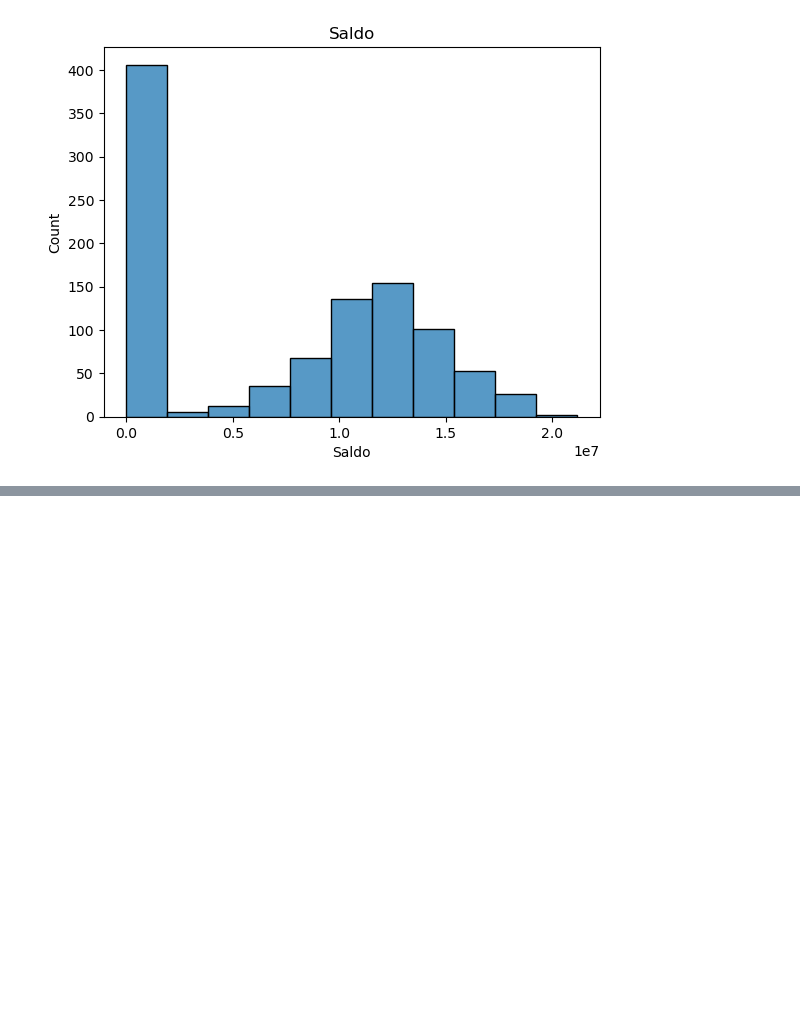
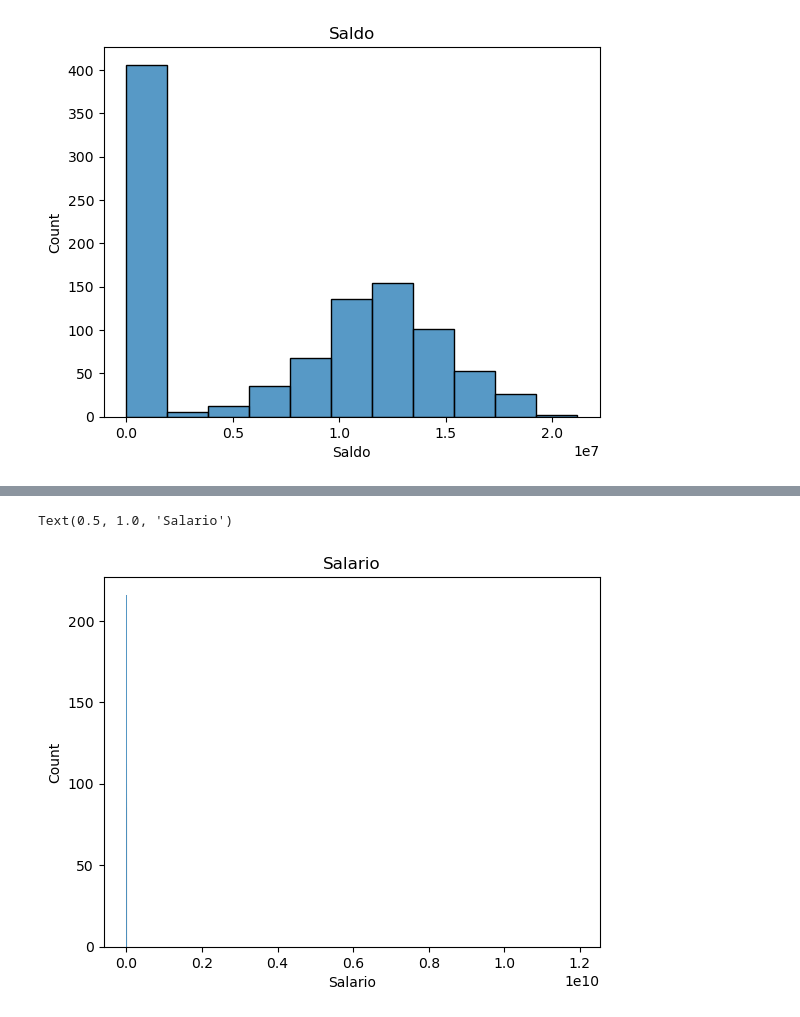
Before and after one commit to ingridlindor/Cientista-de-dados-Python, a Jupyter notebook: Limpeza e Tratamento de Dados/Preparacao.ipynb, the cells around one changed output, grey strips where cells are left out. Cells and saved outputs as stored; diff of their text form; code cells hidden in the pictures; blank space fills up the shorter version.

```diff
--- a/Limpeza e Tratamento de Dados/Preparacao.ipynb
+++ b/Limpeza e Tratamento de Dados/Preparacao.ipynb
@@ -136,0 +155,5 @@ Text(0.5, 1.0, 'Saldo')
+# %%
+srn.histplot(dataset['Salario']).set_title('Salario')
+# %% [output]
+Text(0.5, 1.0, 'Salario')
+[figure, added]
```
Also changed, not shown: parts of 3 cells of this notebook.
